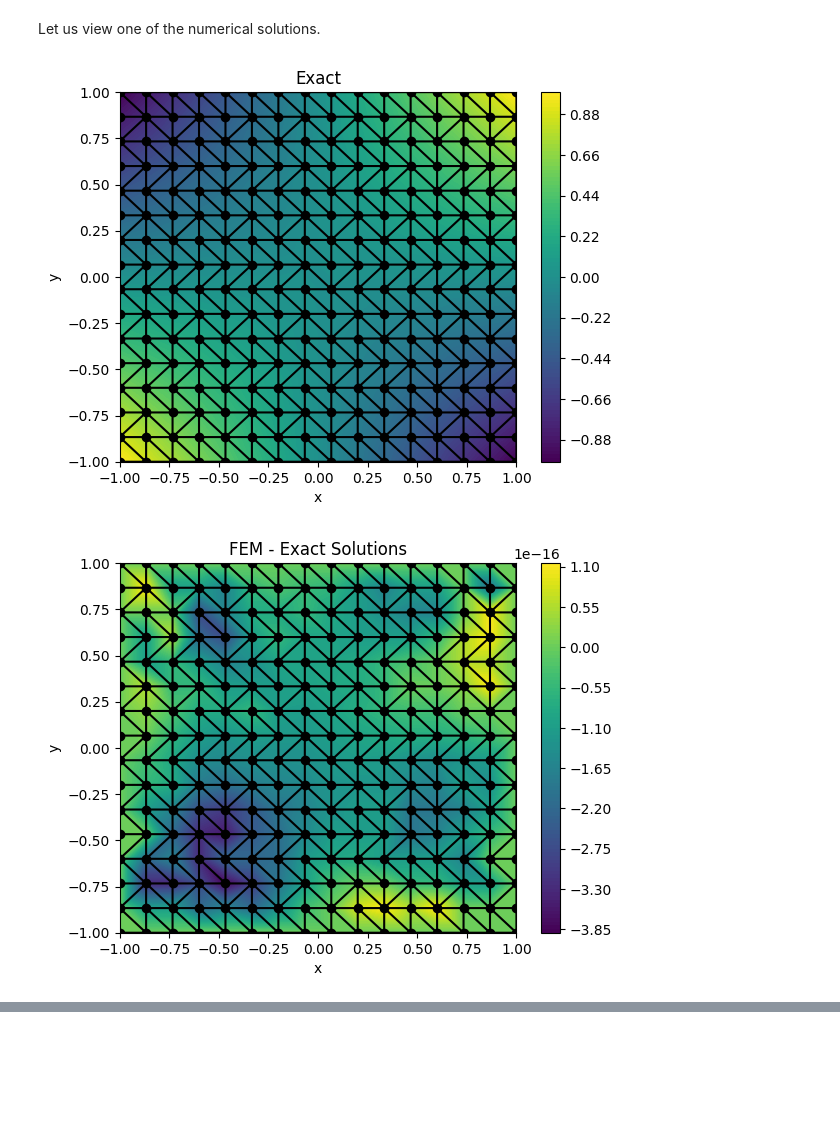
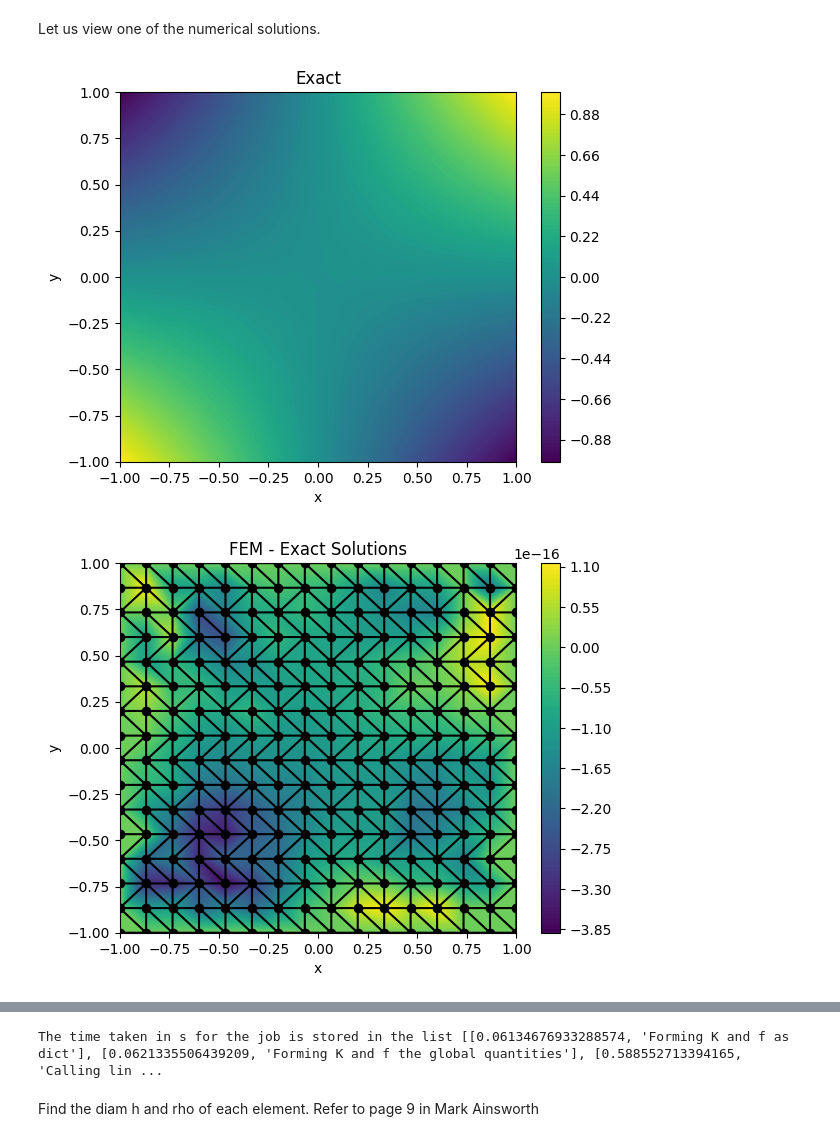
Before and after one commit to rajarshi99/testFEM, a Jupyter notebook: fem_test1.ipynb, the cells around one changed output, grey strips where cells are left out. Cells and saved outputs as stored; diff of their text form; code cells hidden in the pictures; blank space fills up the shorter version.

```diff
--- a/fem_test1.ipynb
+++ b/fem_test1.ipynb
@@ -25,7 +25,7 @@ def f(x,y):
 # %% [markdown]
 WRITE ABOUT WE ARE DOUBLING THE NUM OF POINTS ON EACH AXIS
 # %%
-num_solves = 3
+num_solves = 5
 p_2d = [0] * num_solves
 
 
@@ -47,15 +47,20 @@ Let us view one of the numerical solutions.
 # %%
 i = 2
 
 x = p_2d[i].x
 y = p_2d[i].y
 
 u_exact = u(x,y)
 u_sol = p_2d[i].u_sol
-p_2d[i].plot_on_mesh(u_exact, title = "Exact")
+p_2d[i].plot_on_mesh(u_exact, title = "Exact", plot_with_lines = False)
 p_2d[i].plot_on_mesh(u_sol - u_exact, title = "FEM - Exact Solutions")
 p_2d[i].plot_sol_on_mesh(title = "FEM")
+
+print("The time taken in s for the job is stored in the list", p_2d[i].time_logs)
 # %% [output]
-[figure, old version]
+[figure, new version]
 [figure]
 [figure]
+The time taken in s for the job is stored in the list [[0.06134676933288574, 'Forming K and f as dict'], [0.0621335506439209, 'Forming K and f the global quantities'], [0.588552713394165, 'Calling lin ...
+# %% [markdown]
+Find the diam h and rho of each element. Refer to page 9 in Mark Ainsworth
```
Also changed, not shown: 1 other file.
